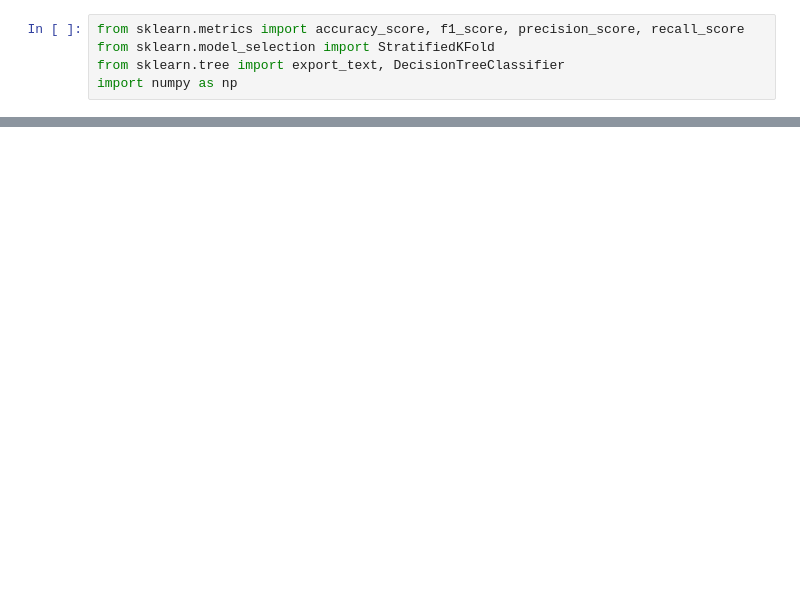
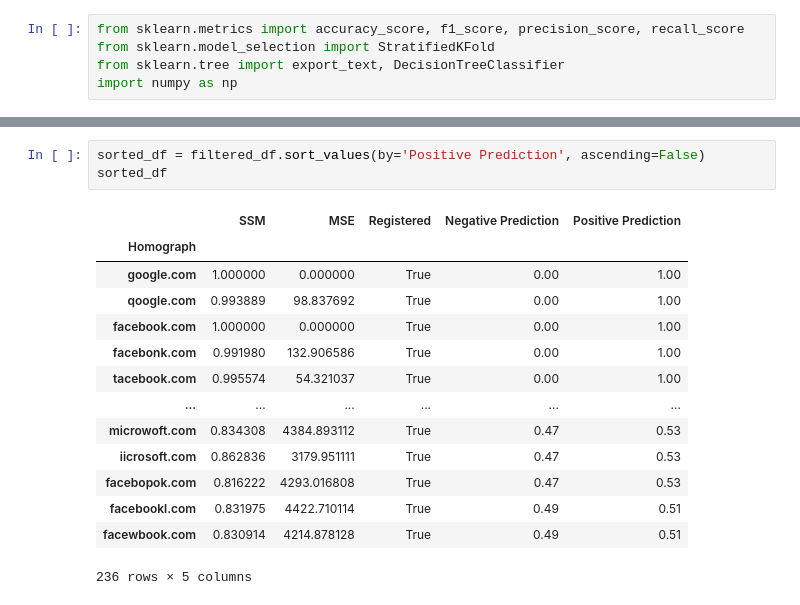
Before and after one commit to DannyMathieson/PhishEye, a Jupyter notebook: phisheye.ipynb, the cells around one changed output, grey strips where cells are left out. Saved outputs shown, nothing was run; the diff lists cells and outputs as text; blank space fills up the shorter version.

```diff
--- a/phisheye.ipynb
+++ b/phisheye.ipynb
@@ -335,0 +453,18 @@ precision = 0.8245 ±0.0165
+# %%
+sorted_df = filtered_df.sort_values(by='Positive Prediction', ascending=False)
+sorted_df
+# %% [output]
+|  | SSM | MSE | Registered | Negative Prediction | Positive Prediction |
+| Homograph |  |  |  |  |  |
+| google.com | 1.000000 | 0.000000 | True | 0.00 | 1.00 |
+| qoogle.com | 0.993889 | 98.837692 | True | 0.00 | 1.00 |
+| facebook.com | 1.000000 | 0.000000 | True | 0.00 | 1.00 |
+| facebonk.com | 0.991980 | 132.906586 | True | 0.00 | 1.00 |
+| tacebook.com | 0.995574 | 54.321037 | True | 0.00 | 1.00 |
+| ... | ... | ... | ... | ... | ... |
+| microwoft.com | 0.834308 | 4384.893112 | True | 0.47 | 0.53 |
+| iicrosoft.com | 0.862836 | 3179.951111 | True | 0.47 | 0.53 |
+| facebopok.com | 0.816222 | 4293.016808 | True | 0.47 | 0.53 |
+| facebookl.com | 0.831975 | 4422.710114 | True | 0.49 | 0.51 |
+| facewbook.com | 0.830914 | 4214.878128 | True | 0.49 | 0.51 |
+236 rows × 5 columns
```
Also changed, not shown: parts of 16 cells of this notebook, 2 other files.
